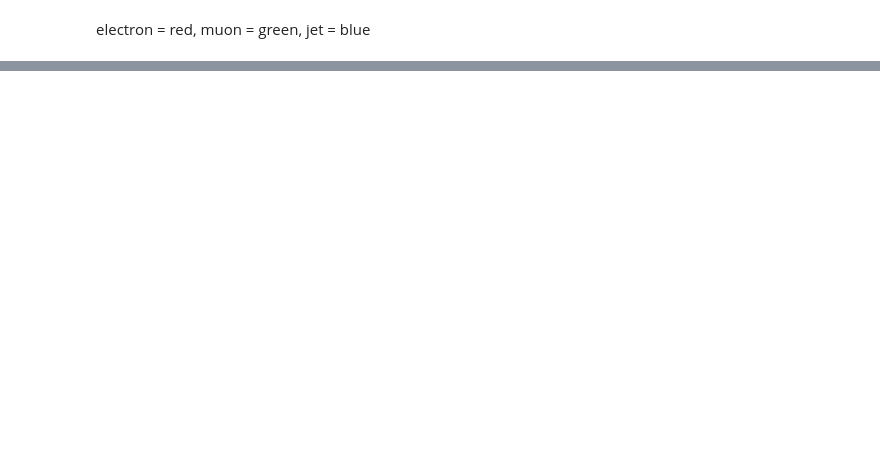
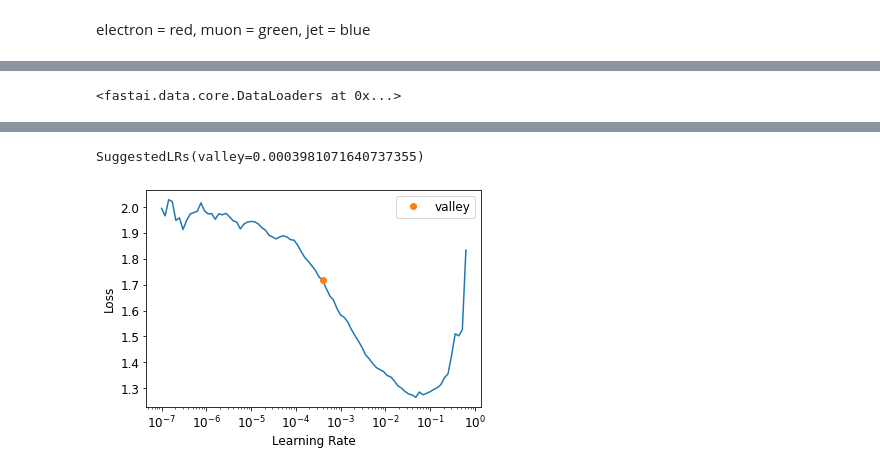
Before and after one commit to mitresthen/phys117_2021, a Jupyter notebook: SphaleronsVBlackHoles.ipynb, the cells around one changed output, grey strips where cells are left out. Saved outputs shown, nothing was run; the diff lists cells and outputs as text; code cells hidden in the pictures; blank space fills up the shorter version.

```diff
--- a/SphaleronsVBlackHoles.ipynb
+++ b/SphaleronsVBlackHoles.ipynb
@@ -759,0 +793,8 @@ for dataset in dataSets:
+# %%
+dls.cuda()
+# %% [output]
+<fastai.data.core.DataLoaders at 0x...>
+# %%
+learn = cnn_learner(dls, resnet18, metrics=error_rate).to_fp16()
+learn.lr_find()
+# %% [output]
@@ -759,0 +803,2 @@ for dataset in dataSets:
+SuggestedLRs(valley=0.0003981071640737355)
+[figure, added]
```
Also changed, not shown: parts of 28 cells of this notebook.
